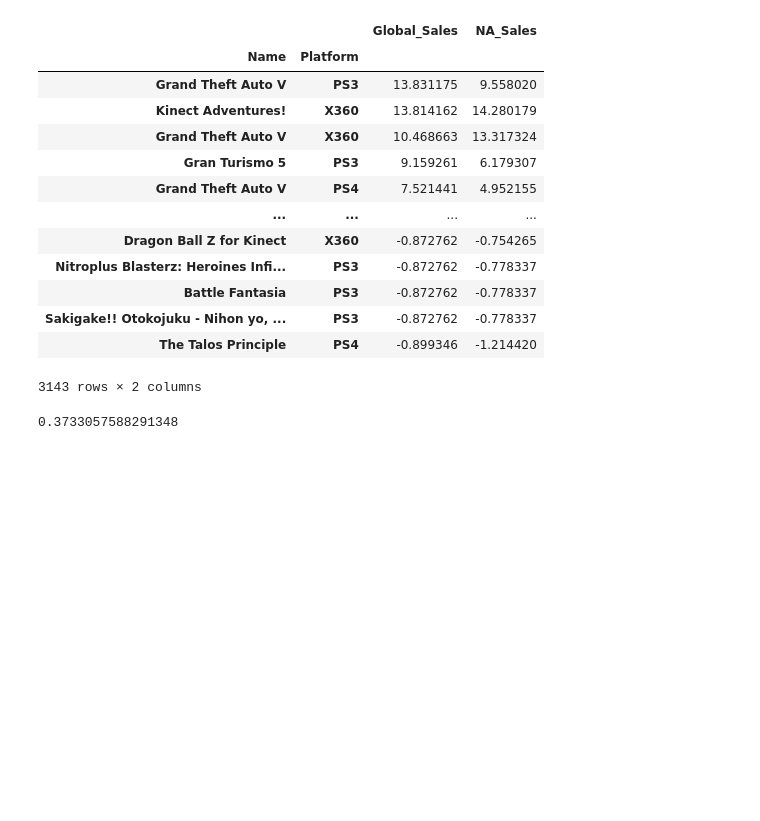
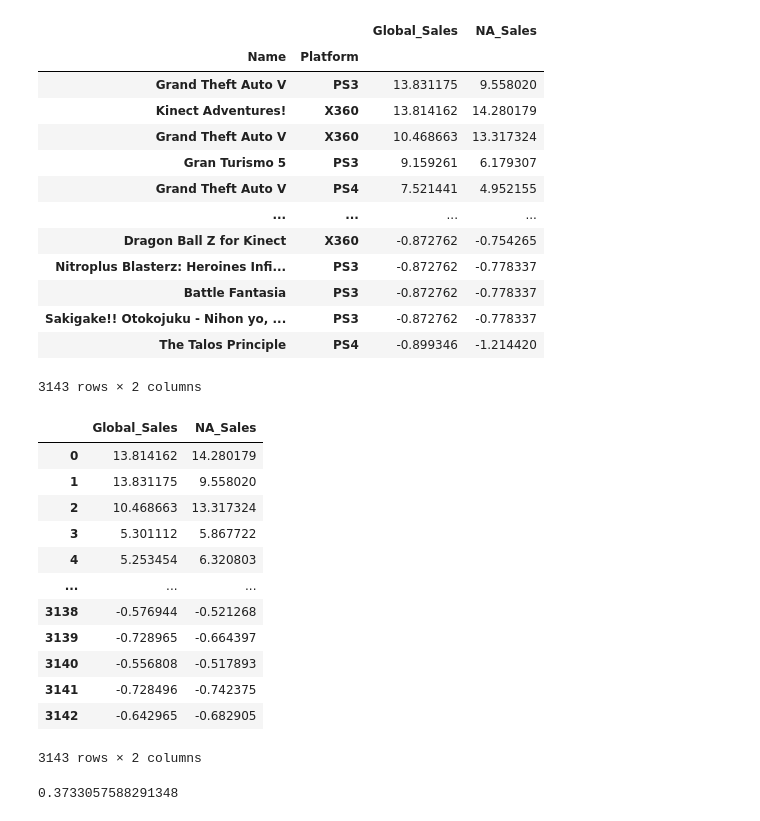
Before and after one commit to Narula901/Python-Library, a Jupyter notebook: Pandas/Groupby (Pandas).ipynb, the cells around one changed output. Drawn from its saved outputs; the diff is of its cells as text; code cells hidden in the pictures; blank space fills up the shorter version.

```diff
--- a/Pandas/Groupby (Pandas).ipynb
+++ b/Pandas/Groupby (Pandas).ipynb
@@ -525,6 +595,24 @@ games_relative.set_index(['Name', 'Platform']).groupby('Genre').transform(lambda
 | Sakigake!! Otokojuku - Nihon yo, ... | PS3 | -0.872762 | -0.778337 |
 | The Talos Principle | PS4 | -0.899346 | -1.214420 |
 3143 rows × 2 columns
+# %%
+games_demo = games.loc[:, ['Genre','Global_Sales', 'NA_Sales']]
+# %%
+games_demo.groupby('Genre').transform(lambda x : (x-x.mean())/(x.std()))
+# %% [output]
+|  | Global_Sales | NA_Sales |
+| 0 | 13.814162 | 14.280179 |
+| 1 | 13.831175 | 9.558020 |
+| 2 | 10.468663 | 13.317324 |
+| 3 | 5.301112 | 5.867722 |
+| 4 | 5.253454 | 6.320803 |
+| ... | ... | ... |
+| 3138 | -0.576944 | -0.521268 |
+| 3139 | -0.728965 | -0.664397 |
+| 3140 | -0.556808 | -0.517893 |
+| 3141 | -0.728496 | -0.742375 |
+| 3142 | -0.642965 | -0.682905 |
+3143 rows × 2 columns
 # %%
 games_relative.NA_Sales.mean()
 # %% [output]
```
Also changed, not shown: parts of 9 cells of this notebook.
